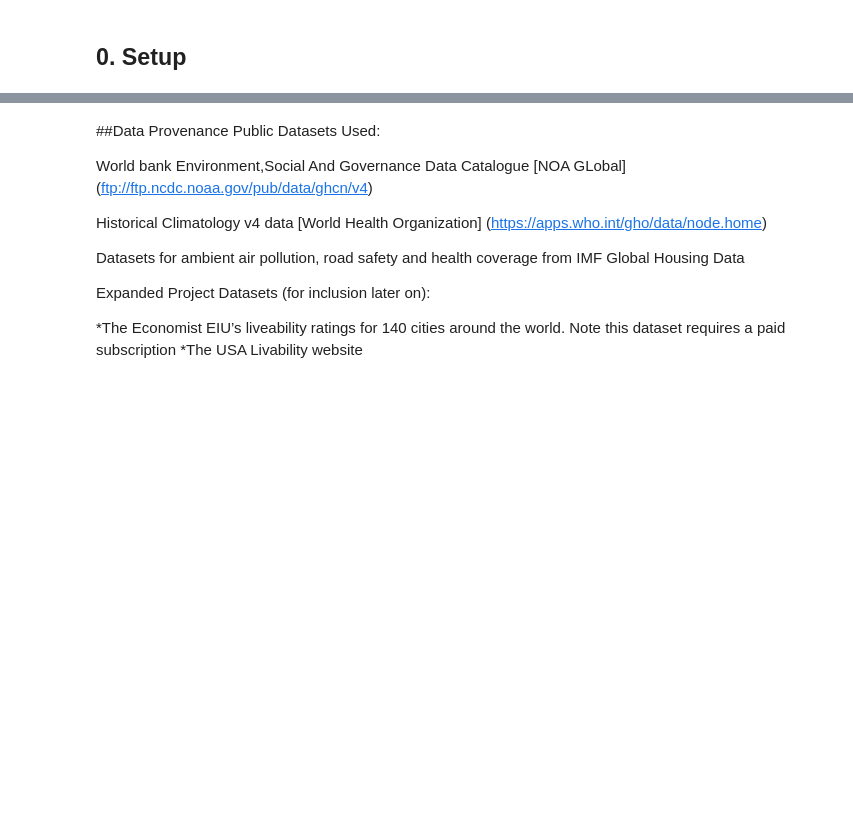
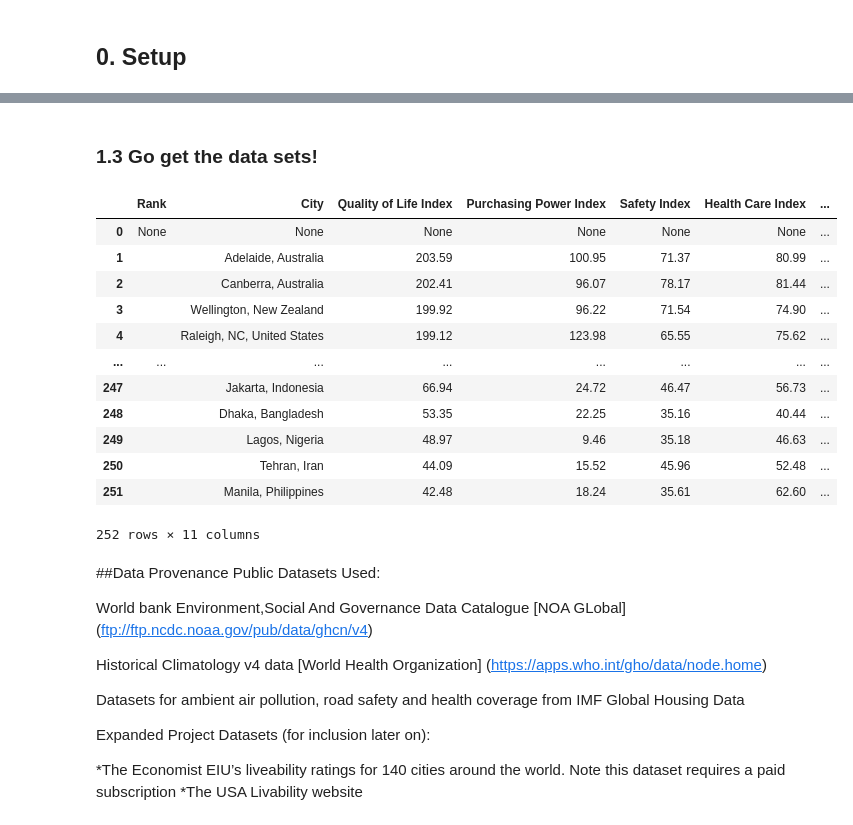
Before and after one commit to DonnaVakalis/Livability, a Jupyter notebook: Your_Liveability_Index.ipynb, the cells around one changed output, grey strips where cells are left out. Saved outputs shown, nothing was run; the diff lists cells and outputs as text; code cells hidden in the pictures; blank space fills up the shorter version.

```diff
--- a/Your_Liveability_Index.ipynb
+++ b/Your_Liveability_Index.ipynb
@@ -52,3 +54,5 @@ Mounted at /content/gdrive/
+# %% [markdown]
+### 1.3 Go get the data sets!
 # %%
 # Read in data
 
@@ -68,3 +72,56 @@ cities = gpd.read_file(file)
 
 # 5. Read Minimum Wage data --> CSV file
 df_min=pd.read_csv("https://danieljwilson.com/datasets/min_wage/min_wage_usa_2020.csv", encoding= 'ISO-8859-1')
+# %%
+
+''' Load Cost of Living and Real Estate Index
+Scrape data from here:
+https://www.numbeo.com/quality-of-life/rankings_current.jsp
+<table id="t2" class="stripe row-border order-column compact dataTable no-footer" role="grid" aria-describedby="t2_info">
+
+'''
+
+url="https://www.numbeo.com/quality-of-life/rankings_current.jsp"
+
+#  Get the raw HTML content
+html_content = requests.get(url).text
+
+# Parse the html table
+soup = BeautifulSoup(html_content, "lxml")
+table = soup.find(lambda tag: tag.name=='table' and tag.has_attr('id') and tag['id']=="t2")
+table_rows = table.findAll(lambda tag: tag.name=='tr')
+
+# Create  the column names
+column_names = []
+
+for row in table.find_all('tr'):
+  th_tags = row.find_all('th')
+  if len(th_tags) > 0 and len(column_names) == 0:
+    for th in th_tags:
+      column_names.append(th.get_text())
+
+# Make the table rows into a dataframe
+lst = []
+for tr in table_rows:
+    td = tr.find_all('td')
+    row = [tr.text for tr in td]
+    lst.append(row)
+
+
+df_SP = pd.DataFrame(lst, columns=column_names) # Original heading names
+# %%
+df_SP
+# %% [output]
+|  | Rank | City | Quality of Life Index | Purchasing Power Index | Safety Index | Health Care Index | ... |
+| 0 | None | None | None | None | None | None | ... |
+| 1 |  | Adelaide, Australia | 203.59 | 100.95 | 71.37 | 80.99 | ... |
+| 2 |  | Canberra, Australia | 202.41 | 96.07 | 78.17 | 81.44 | ... |
+| 3 |  | Wellington, New Zealand | 199.92 | 96.22 | 71.54 | 74.90 | ... |
+| 4 |  | Raleigh, NC, United States | 199.12 | 123.98 | 65.55 | 75.62 | ... |
+| ... | ... | ... | ... | ... | ... | ... | ... |
+| 247 |  | Jakarta, Indonesia | 66.94 | 24.72 | 46.47 | 56.73 | ... |
+| 248 |  | Dhaka, Bangladesh | 53.35 | 22.25 | 35.16 | 40.44 | ... |
+| 249 |  | Lagos, Nigeria | 48.97 | 9.46 | 35.18 | 46.63 | ... |
+| 250 |  | Tehran, Iran | 44.09 | 15.52 | 45.96 | 52.48 | ... |
+| 251 |  | Manila, Philippines | 42.48 | 18.24 | 35.61 | 62.60 | ... |
+252 rows × 11 columns
```
Also changed, not shown: parts of 10 cells of this notebook.
